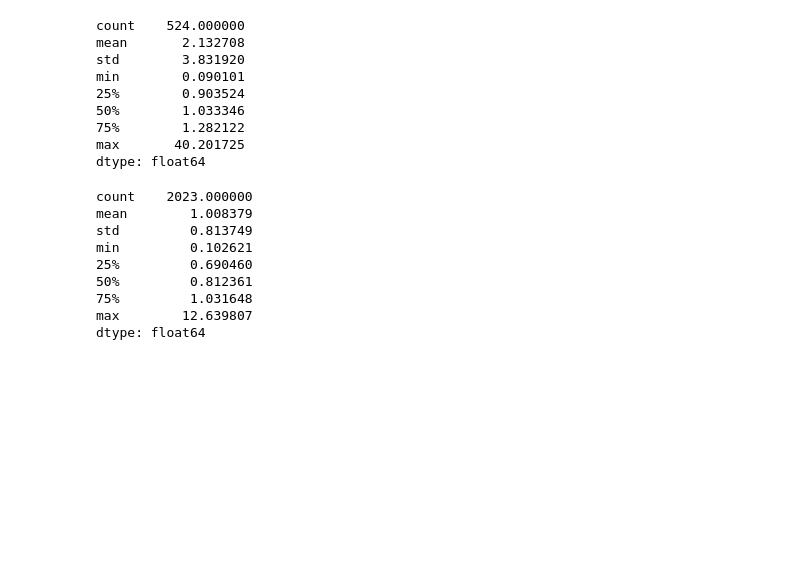
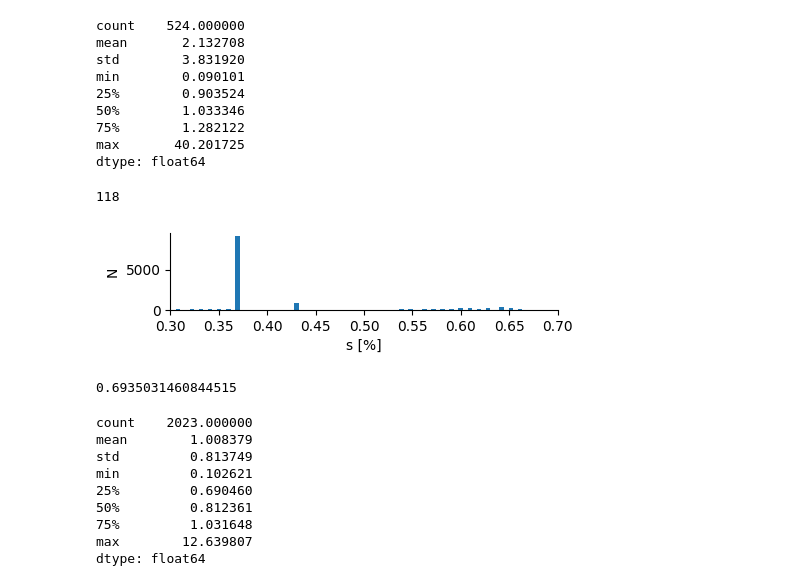
Before and after one commit to csoloff/ACTIVATE_CCN_closure, a Jupyter notebook: scripts/04_plots.ipynb, the cells around one changed output. Saved outputs shown, nothing was run; the diff lists cells and outputs as text; code cells hidden in the pictures; blank space fills up the shorter version.

```diff
--- a/scripts/04_plots.ipynb
+++ b/scripts/04_plots.ipynb
@@ -168,6 +168,26 @@ min        0.090101
 75%        1.282122
 max       40.201725
 dtype: float64
+# %%
+len(d['CCN_SS'].unique())
+# %% [output]
+118
+# %%
+fig, ax = plt.subplots(figsize=(5,1))
+d.dropna(subset=['CCN_n_pred','N_CCN_stdPT'])['CCN_SS'].plot.hist(bins=118)
+plt.ylabel('N')
+plt.xlabel('s [%]')
+ax.set_xlim([.3,.7])
+ax.spines['top'].set_visible(False)
+ax.spines['right'].set_visible(False)
+fig.savefig('../figures/ss_hist.png', dpi=1000, bbox_inches='tight')
+# %% [output]
+[figure, added]
+# %%
+d_calc = d.dropna(subset=['CCN_n_pred','N_CCN_stdPT'])
+len(d_calc[d_calc['CCN_SS']==0.37]) / (len(d_calc[d_calc['CCN_SS']==0.37]) + len(d_calc[d_calc['CCN_SS']!=0.37]))
+# %% [output]
+0.6935031460844515
 # %%
 (df_bermuda['CCN_n_pred']/df_bermuda['N_CCN_stdPT']).describe()
 # %% [output]
```
